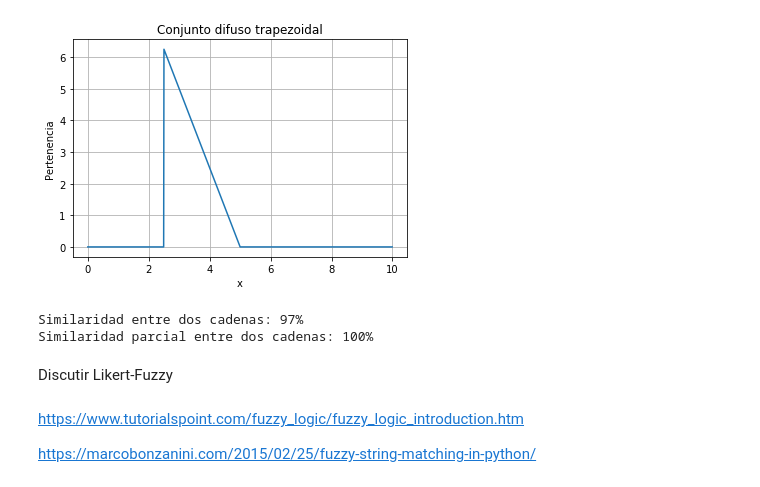
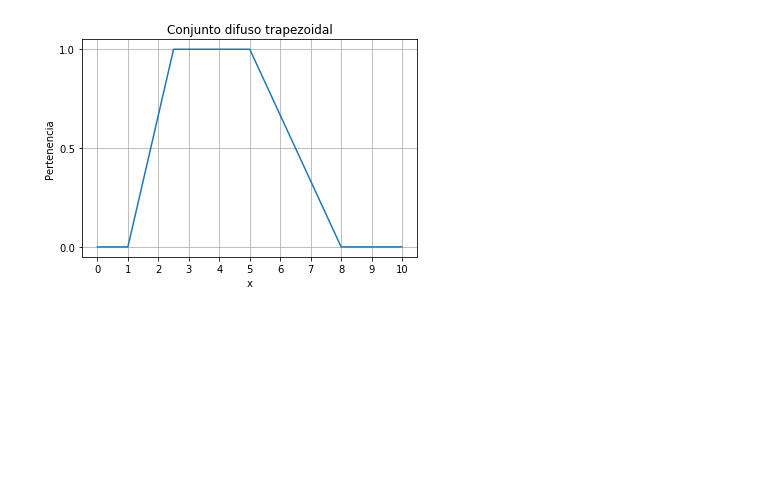
Before and after one commit to rsotoc/nlp, a Jupyter notebook: 9. Desambiguación II.ipynb, the cells around one changed output. Cells and saved outputs as stored; diff of their text form; code cells hidden in the pictures; blank space fills up the shorter version.

```diff
--- a/9. Desambiguación II.ipynb
+++ b/9. Desambiguación II.ipynb
@@ -138,56 +142,39 @@ plt.show()
 # %%
 class TrapezFS:
     def __init__(self, inf, a, b, sup):
         self.a = a
         self.b = b
         self.inf = inf
         self.sup = sup
-        self.ma = a / (inf-a)
-        self.mb = b / (sup-b)
+        self.ma = 1 / (a - inf)
+        self.mb = 1 / (sup - b)
 
     def mu(self, x):
-        if x < self.a:
+        if x < self.inf:
             return 0
         elif x < self.a:
-            return self.ma * (x - self.a)
+            return self.ma * (x - self.inf)
         elif x < self.b:
             return 1.0
         elif x < self.sup:
-            return self.mb * (self.b - x)
+            return self.mb * (self.sup - x)
         else:
             return 0
 
 
-set_A = TrapezFS(0, 2.5, 5, 7)
+set_D = TrapezFS(1.0, 2.5, 5, 8)
 xvals = np.arange(0, 10.0, 0.01)
-yvals = [set_A.mu(x) for x in xvals]
+yvals = [set_D.mu(x) for x in xvals]
 
 plt.plot(xvals, yvals)
+ax = plt.axes()
+ax.xaxis.set_major_locator(ticker.MultipleLocator(1))
+ax.yaxis.set_major_locator(ticker.MultipleLocator(.5))
 
 plt.xlabel('x')
 plt.ylabel('Pertenencia')
 plt.title('Conjunto difuso trapezoidal')
 plt.grid(True)
 plt.show()
 # %% [output]
-[figure, old version]
+[figure, new version]
-# %%
-# pip install fuzzywuzzy[speedup]
-
-from fuzzywuzzy import fuzz
-from fuzzywuzzy import process
-
-print("Similaridad entre dos cadenas: {}%".format(
-      fuzz.ratio("Esta es una prueba", "Esta es una prueba!")))
-
-print("Similaridad parcial entre dos cadenas: {}%".format(
-      fuzz.partial_ratio("Esta es una prueba", "Esta es una prueba!")))
-# %% [output]
-Similaridad entre dos cadenas: 97%
-Similaridad parcial entre dos cadenas: 100%
-# %% [markdown]
-Discutir Likert-Fuzzy
-# %% [markdown]
-https://www.tutorialspoint.com/fuzzy_logic/fuzzy_logic_introduction.htm
-
-https://marcobonzanini.com/2015/02/25/fuzzy-string-matching-in-python/
```
Also changed, not shown: parts of 5 cells of this notebook, 1 other file.
